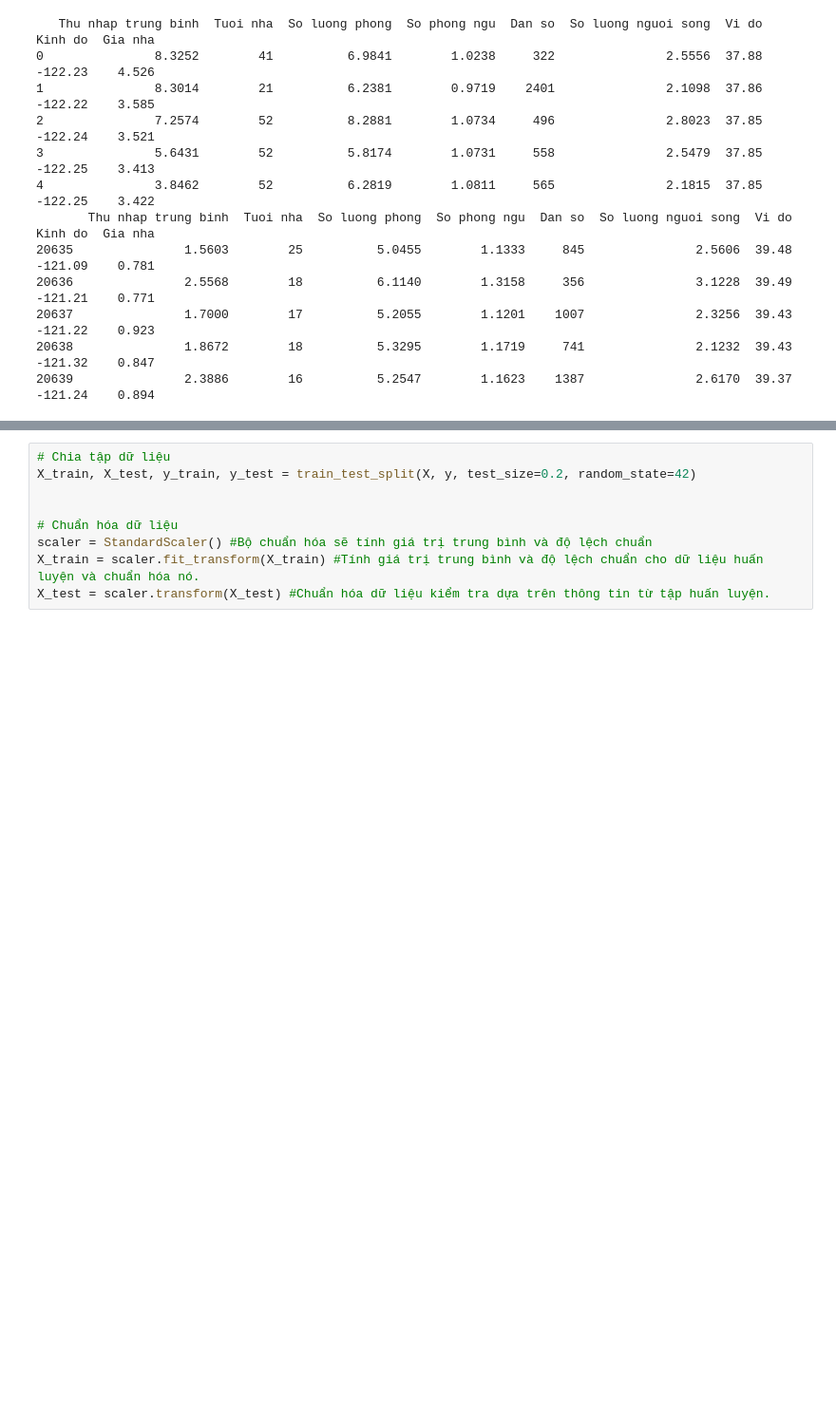
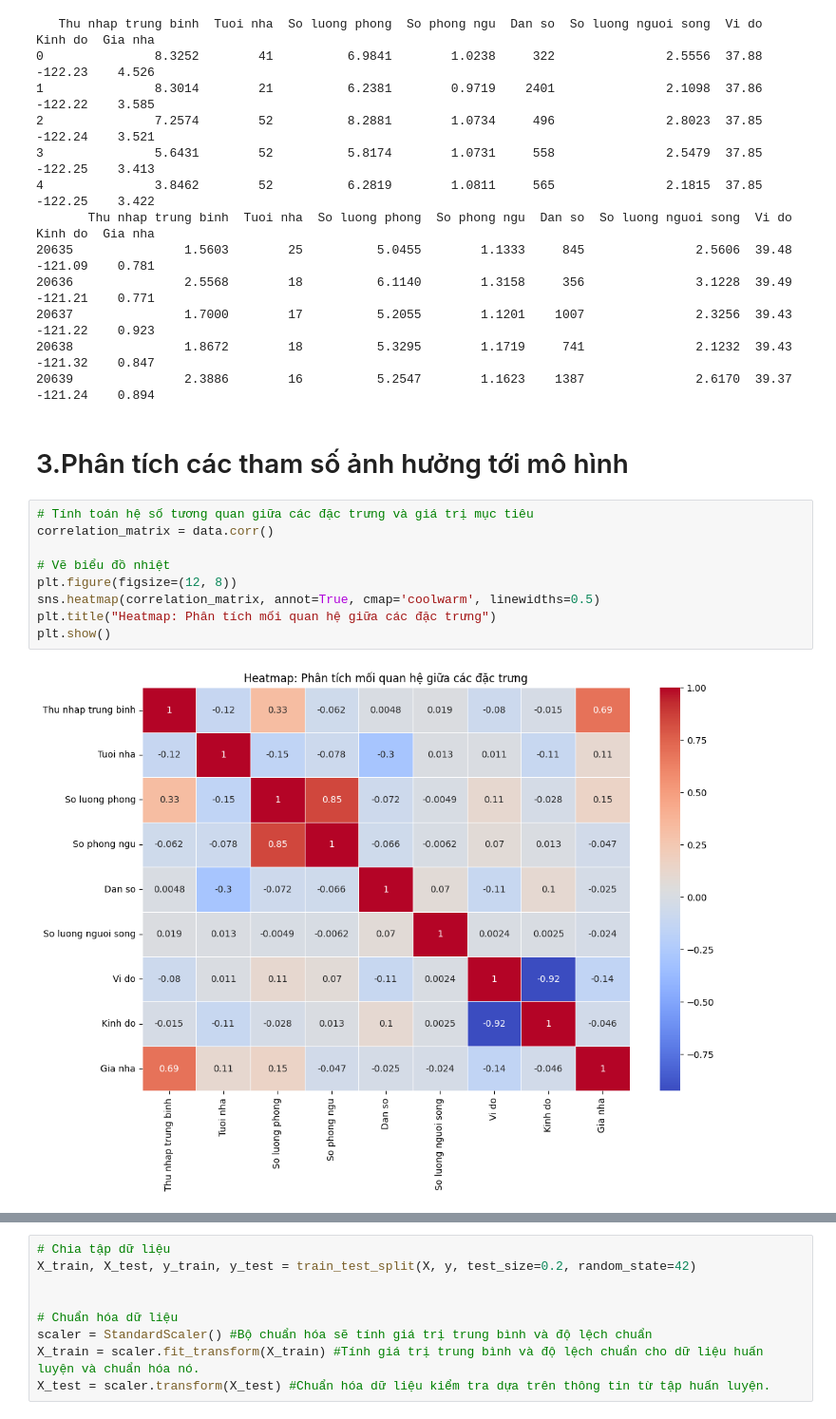
Before and after one commit to dotridung2004/hocmay-nhom3-, a Jupyter notebook: house_price.ipynb, the cells around one changed output, grey strips where cells are left out. Shown: that part at 95% size. Cells and saved outputs as stored; diff of their text form; blank space fills up the shorter version.

```diff
--- a/house_price.ipynb
+++ b/house_price.ipynb
@@ -36,4 +37,17 @@ print(data.tail().to_string())
 20637               1.7000        17          5.2055        1.1201    1007               2.3256  39.43  -121.22    0.923
 20638               1.8672        18          5.3295        1.1719     741               2.1232  39.43  -121.32    0.847
 20639               2.3886        16          5.2547        1.1623    1387               2.6170  39.37  -121.24    0.894
+# %% [markdown]
+# 3.Phân tích các tham số ảnh hưởng tới mô hình
+# %%
+# Tính toán hệ số tương quan giữa các đặc trưng và giá trị mục tiêu
+correlation_matrix = data.corr()
+
+# Vẽ biểu đồ nhiệt
+plt.figure(figsize=(12, 8))
+sns.heatmap(correlation_matrix, annot=True, cmap='coolwarm', linewidths=0.5)
+plt.title("Heatmap: Phân tích mối quan hệ giữa các đặc trưng")
+plt.show()
+# %% [output]
+[figure, added]
 # %% [markdown]
```
Also changed, not shown: parts of 12 cells of this notebook, 1 other file.
